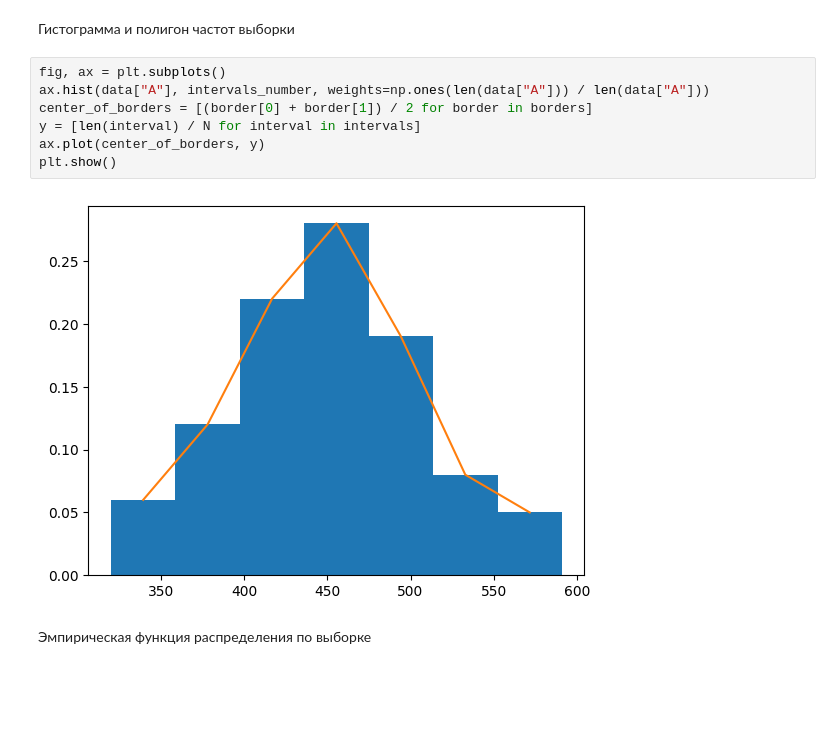
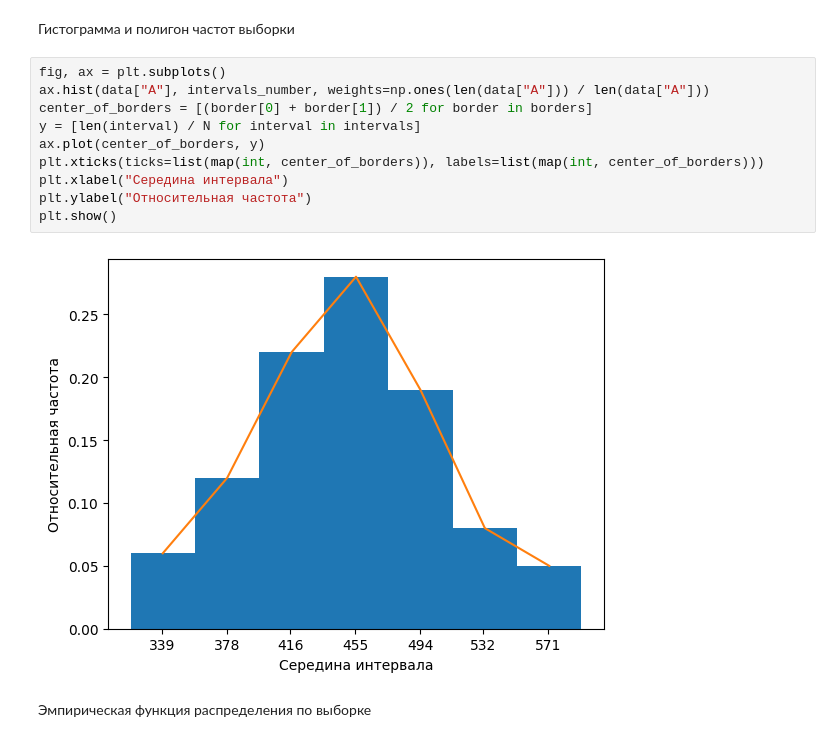
Before and after one commit to the-mvi/smedh-2024, a Jupyter notebook: 0381_Laari_EM_Zakharov_FS/task1.ipynb, the cells around one changed output. Drawn from its saved outputs; the diff is of its cells as text; blank space fills up the shorter version.

```diff
--- a/0381_Laari_EM_Zakharov_FS/task1.ipynb
+++ b/0381_Laari_EM_Zakharov_FS/task1.ipynb
@@ -159,11 +180,14 @@ plt.plot(ecdf.x, ecdf.y)
 # %%
 fig, ax = plt.subplots()
 ax.hist(data["A"], intervals_number, weights=np.ones(len(data["A"])) / len(data["A"]))
 center_of_borders = [(border[0] + border[1]) / 2 for border in borders]
 y = [len(interval) / N for interval in intervals]
 ax.plot(center_of_borders, y)
+plt.xticks(ticks=list(map(int, center_of_borders)), labels=list(map(int, center_of_borders)))
+plt.xlabel("Середина интервала")
+plt.ylabel("Относительная частота")
 plt.show()
 # %% [output]
-[figure, old version]
+[figure, new version]
 # %% [markdown]
 Эмпирическая функция распределения по выборке
```
Also changed, not shown: parts of 10 cells of this notebook.
